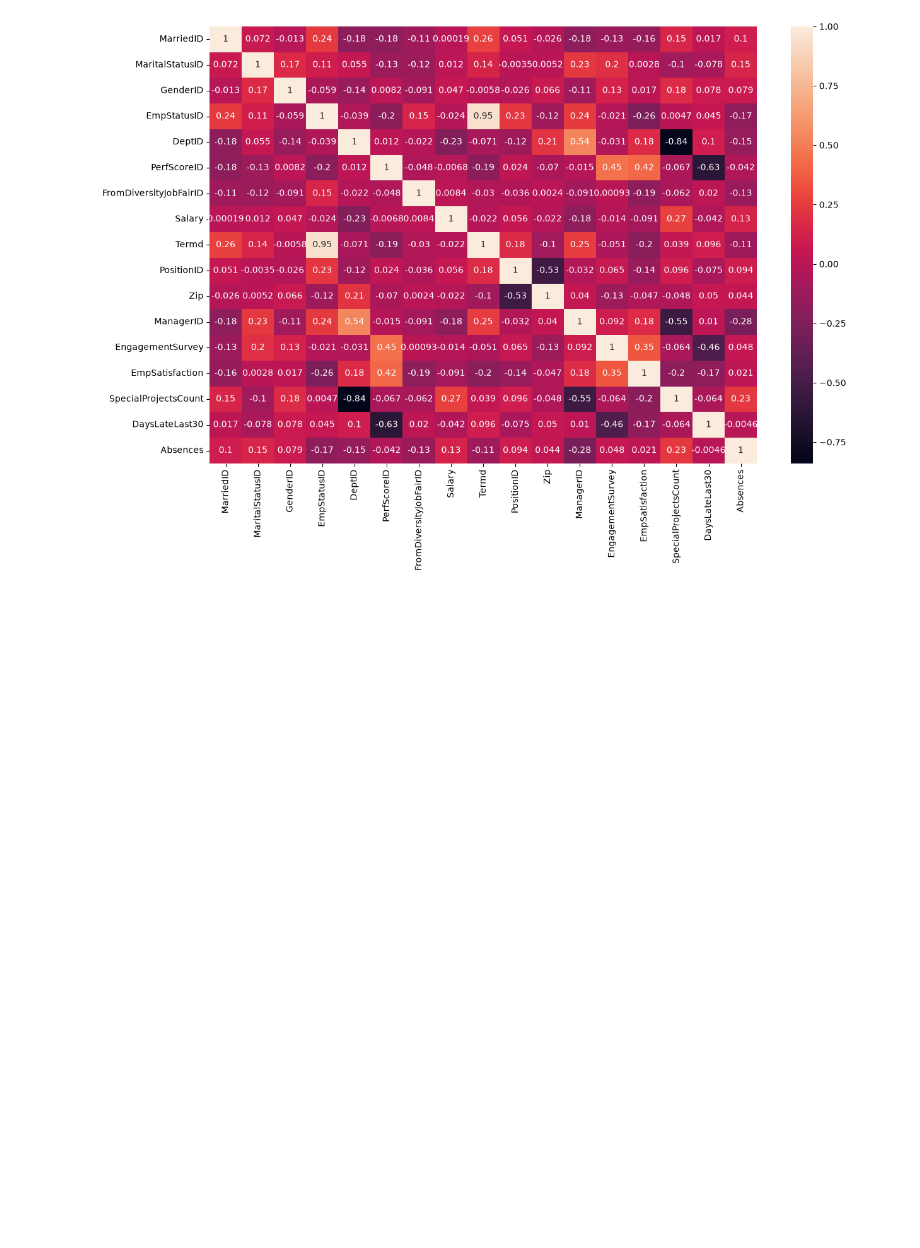
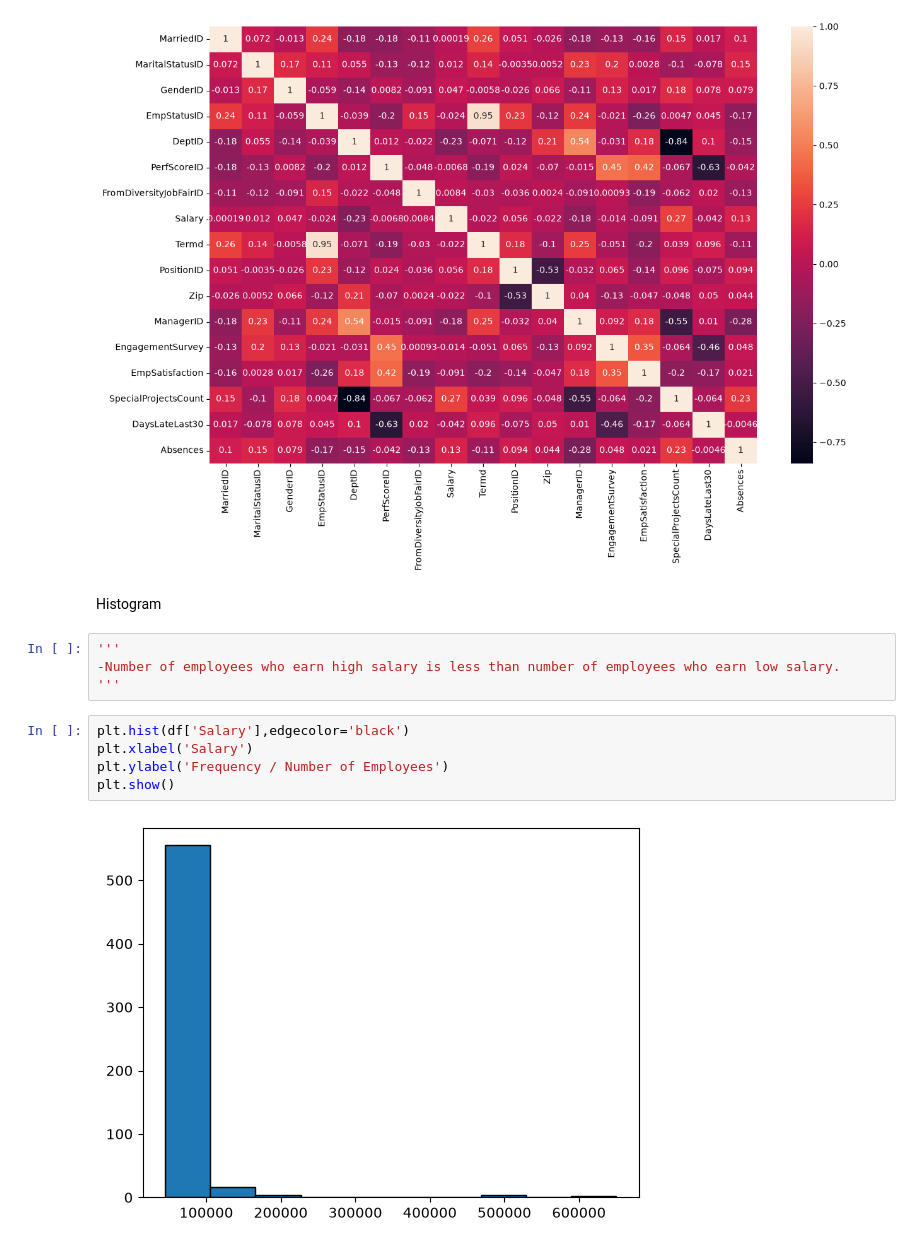
Before and after one commit to BIDUR2062/Data-Science, a Jupyter notebook: visualization.ipynb, the cells around one changed output. Cells and saved outputs as stored; diff of their text form; blank space fills up the shorter version.

Commit message:
Update Visualization

```diff
--- a/visualization.ipynb
+++ b/visualization.ipynb
@@ -188,3 +190,16 @@ sns.heatmap(corr_data, annot=True)
 # %% [output]
 <Axes: >
 [figure]
+# %% [markdown]
+Histogram
+# %%
+'''
+-Number of employees who earn high salary is less than number of employees who earn low salary.
+'''
+# %%
+plt.hist(df['Salary'],edgecolor='black')
+plt.xlabel('Salary')
+plt.ylabel('Frequency / Number of Employees')
+plt.show()
+# %% [output]
+[figure, added]
```
Also changed, not shown: parts of 14 cells of this notebook.
